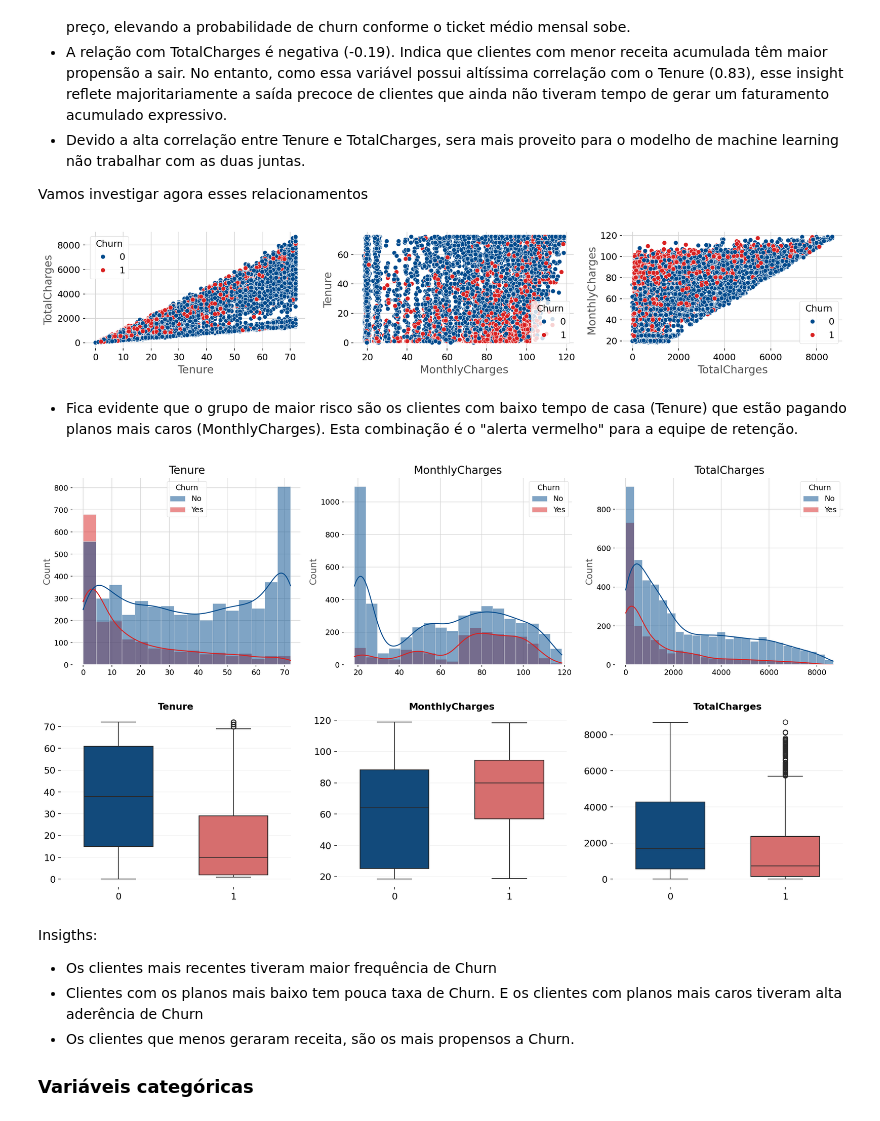
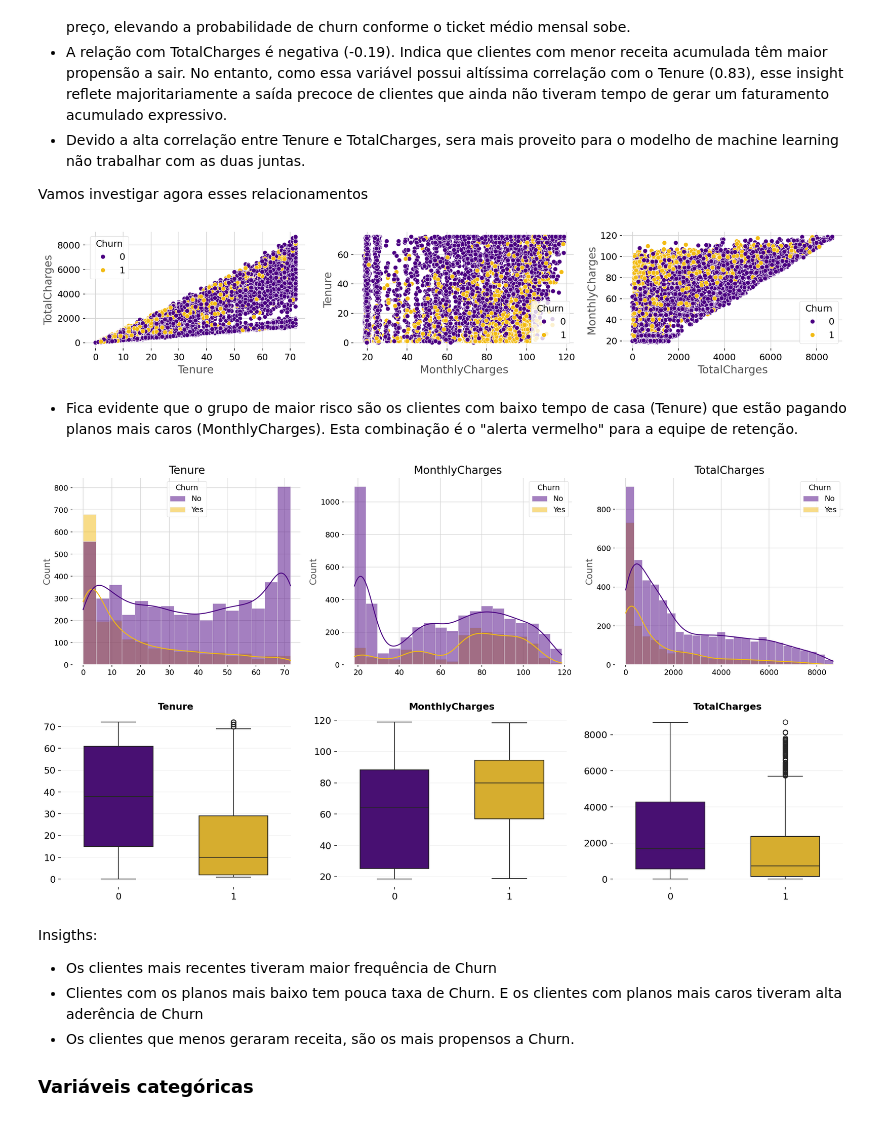
Before and after one commit to RebecaVBoas/Telco-Customer-Churn-Prediction, a Jupyter notebook: notebooks/EDA.ipynb, the cells around one changed output. Cells and saved outputs as stored; diff of their text form; code cells hidden in the pictures.

```diff
--- a/notebooks/EDA.ipynb
+++ b/notebooks/EDA.ipynb
@@ -438,7 +438,7 @@ Dando continuidade à análise das distribuições, utilizarei o Box Plot para v
 figs, axes = plt.subplots(1, len(numerical_features), figsize = (18, 5))
 
 for i, col in enumerate(numerical_features):
-    sns.boxplot(data = df_train, x=col, ax=axes[i], color ='#004B8D' , fliersize = 5)
+    sns.boxplot(data = df_train, x=col, ax=axes[i], color ='#4B0082' , fliersize = 5)
     axes[i].set_title(f'{col}', fontweight = 'bold')
     axes[i].set_xlabel('')
 
@@ -463,7 +463,7 @@ for i, col in enumerate(categorical_columns):
     #calculando porcentagem no dataframe
     df_pct = df_train[col].value_counts(normalize = True).mul(100).round(1)
 
-    bars = axes_list[i].barh(df_pct.index, df_pct.values, color = '#004B8D')
+    bars = axes_list[i].barh(df_pct.index, df_pct.values, color = '#4B0082')
 
 
     axes_list[i].set_title(col, fontweight ='bold', fontsize=12)
@@ -531,14 +531,16 @@ Insights
 
 Vamos investigar agora esses relacionamentos
 # %%
+colors = [ '#4B0082', '#F2BB13']
+
 fig, axes = plt.subplots(1, 3, figsize = (15, 3))
-sns.scatterplot(data = df_train, x = 'Tenure', y = 'TotalCharges', hue ='Churn', ax= axes[0])
-sns.scatterplot(data = df_train, x = 'MonthlyCharges', y = 'Tenure', hue = 'Churn', ax = axes[1])
-sns.scatterplot(data = df_train, x = 'TotalCharges', y = 'MonthlyCharges', hue = 'Churn', ax = axes[2])
+sns.scatterplot(data = df_train, x = 'Tenure', y = 'TotalCharges', hue ='Churn', ax= axes[0], palette = colors)
+sns.scatterplot(data = df_train, x = 'MonthlyCharges', y = 'Tenure', hue = 'Churn', ax = axes[1], palette = colors)
+sns.scatterplot(data = df_train, x = 'TotalCharges', y = 'MonthlyCharges', hue = 'Churn', ax = axes[2], palette = colors)
 plt.tight_layout()
 plt.show()
 # %% [output]
-[figure, old version]
+[figure, new version]
 # %% [markdown]
 * Fica evidente que o grupo de maior risco são os clientes com baixo tempo de casa (Tenure) que estão pagando planos mais caros (MonthlyCharges). Esta combinação é o "alerta vermelho" para a equipe de retenção.
 # %%
@@ -546,7 +548,7 @@ fig, axes = plt.subplots(nrows=1, ncols=3, figsize=(18, 5))
 axes_list = axes.flatten()
 
 for i, col in enumerate(numerical_features):
-    sns.histplot(data=df, x=col, kde=True, hue= 'Churn', ax=axes_list[i], color='#023047')
+    sns.histplot(data=df, x=col, kde=True, hue= 'Churn', ax=axes_list[i], palette = colors)
 
     axes_list[i].set_title(f'{col}')
     axes_list[i].set_xlabel('')
@@ -555,26 +557,26 @@ for i, col in enumerate(numerical_features):
 plt.tight_layout()
 plt.show()
 # %% [output]
-[figure, old version]
+[figure, new version]
 # %%
 fig, axes = plt.subplots(1, 3, figsize=(18, 4))
 axes = axes.flatten()
 
-colors = ['#004B8D', '#E85C5C']
+colors = [ '#4B0082', '#F2BB13']
 
 for i, col in enumerate(numerical_features):
     sns.boxplot(data=df_train, x=target, y=col, ax=axes[i], hue=target, palette=colors, width=0.6,  legend = False)
 
     # Estética
     axes[i].set_title(col, fontweight='bold', fontsize=12)
     axes[i].set_xlabel('') # Limpa o nome do target no eixo X
     axes[i].set_ylabel('') # Limpa o nome da coluna no eixo Y
 
     # Grade suave horizontal para ajudar a leitura
     axes[i].yaxis.grid(True, linestyle='-', alpha=0.3)
     sns.despine(ax=axes[i], left=True) # Remove as bordas exceto a de baixo
 # %% [output]
-[figure, old version]
+[figure, new version]
 # %% [markdown]
 Insigths:
 
```
Also changed, not shown: parts of 5 cells of this notebook.
